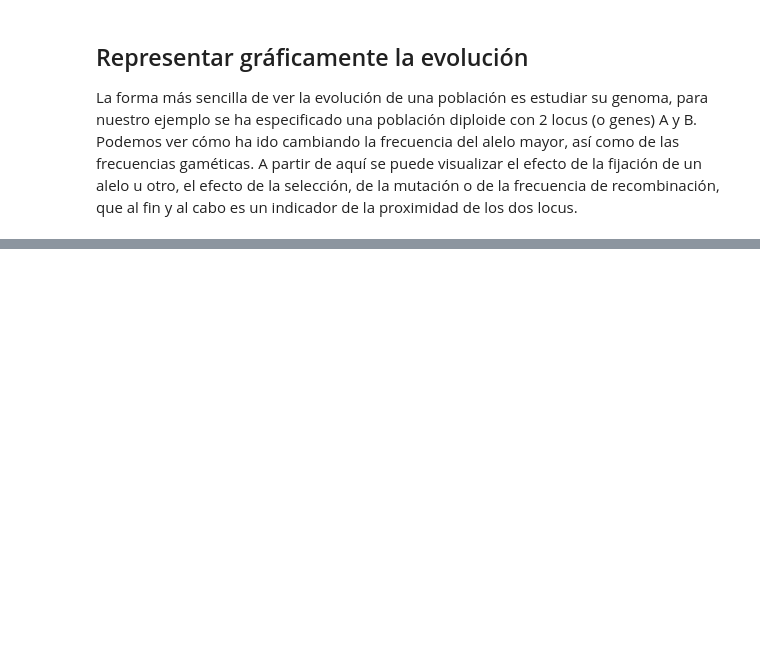
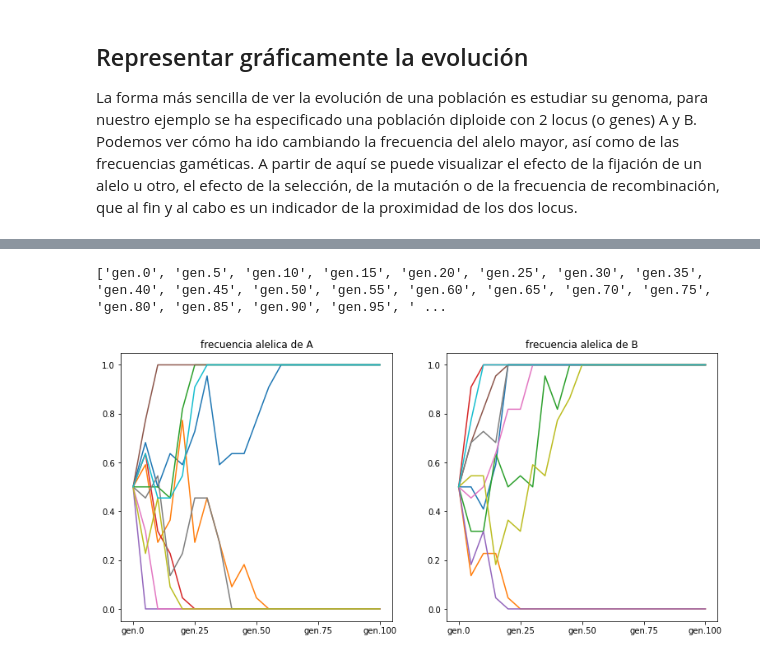
Before and after one commit to R-mario/populy, a Jupyter notebook: example.ipynb, the cells around one changed output, grey strips where cells are left out. Cells and saved outputs as stored; diff of their text form; code cells hidden in the pictures; blank space fills up the shorter version.

Commit message:
added superpopulation example

```diff
--- a/example.ipynb
+++ b/example.ipynb
@@ -163,0 +126,11 @@ human.plotAll(printInfo=False)
+# %%
+# creamos el objeto
+sPop = Superpop(popsize=10,n=10)
+# Iniciamos todas las poblaciones
+sPop.startPops(gens=100)
+clear_output()
+# %%
+sPop.plotPops()
+# %% [output]
+['gen.0', 'gen.5', 'gen.10', 'gen.15', 'gen.20', 'gen.25', 'gen.30', 'gen.35', 'gen.40', 'gen.45', 'gen.50', 'gen.55', 'gen.60', 'gen.65', 'gen.70', 'gen.75', 'gen.80', 'gen.85', 'gen.90', 'gen.95', ' ...
+[figure, added]
```
Also changed, not shown: parts of 12 cells of this notebook.
